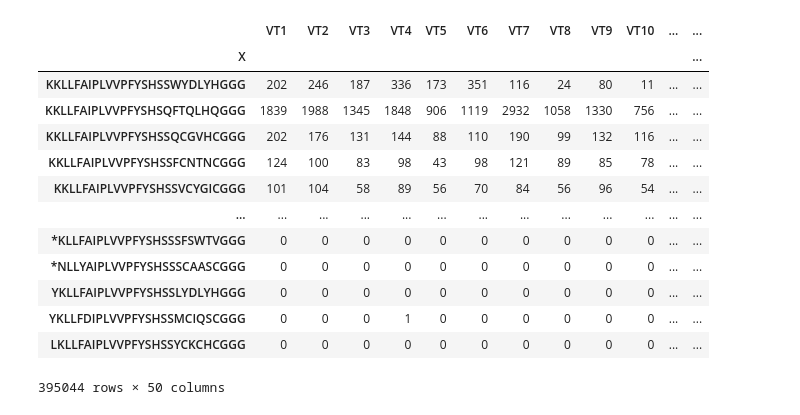
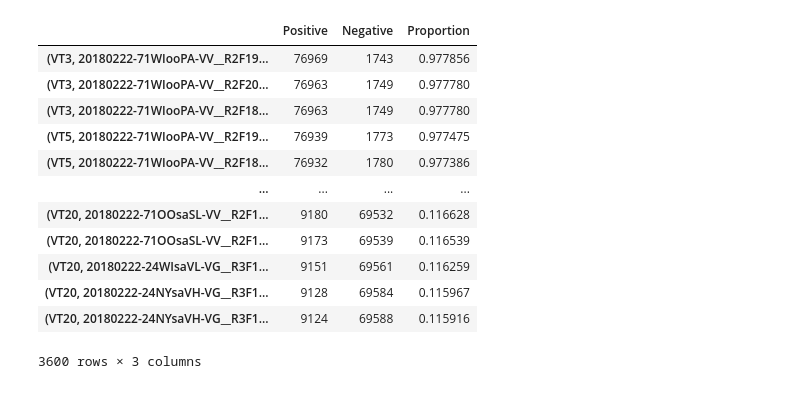
Before and after one commit to sharyar/gesar-file-utility, a Jupyter notebook: compare_aa.ipynb, the cells around one changed output. Saved outputs shown, nothing was run; the diff lists cells and outputs as text; code cells hidden in the pictures.

```diff
--- a/compare_aa.ipynb
+++ b/compare_aa.ipynb
@@ -127,0 +16,2 @@ np.max(df_48.index.str.len())
+# %%
+df_vt = load_vt_aa(VT_FILE_PATH, True, 3)
@@ -127,0 +22,2 @@ np.max(df_48.index.str.len())
+# %%
+df_48 = load_48_aa(HD_48_FILE_PATH, True, 3)
@@ -128,3 +62,13 @@ np.max(df_48.index.str.len())
+# %%
+intersecting_aa = filtered_vt_df.index.intersection(filtered_48_df.index)
+
+# Create new dfs that only show intersecting nucelotides:
+
+df_48_itx = filtered_48_df.loc[intersecting_aa, :]
+df_vt_itx = filtered_vt_df.loc[intersecting_aa, :]
+
+cols_vt = list(filtered_vt_df.columns)
+cols_48 = list(filtered_48_df.columns)
 # %%
 intersecting_aa
 # %% [output]
@@ -198,17 +81,33 @@ df_vt.loc[list_idx_vt]
-# %%
-df_vt.loc[list_idx_vt]
-# %% [output]
-|  | VT1 | VT2 | VT3 | VT4 | VT5 | VT6 | VT7 | VT8 | VT9 | VT10 | ... | ... |
-| X |  |  |  |  |  |  |  |  |  |  |  | ... |
-| KKLLFAIPLVVPFYSHSSWYDLYHGGG | 202 | 246 | 187 | 336 | 173 | 351 | 116 | 24 | 80 | 11 | ... | ... |
-| KKLLFAIPLVVPFYSHSQFTQLHQGGG | 1839 | 1988 | 1345 | 1848 | 906 | 1119 | 2932 | 1058 | 1330 | 756 | ... | ... |
-| KKLLFAIPLVVPFYSHSSQCGVHCGGG | 202 | 176 | 131 | 144 | 88 | 110 | 190 | 99 | 132 | 116 | ... | ... |
-| KKLLFAIPLVVPFYSHSSFCNTNCGGG | 124 | 100 | 83 | 98 | 43 | 98 | 121 | 89 | 85 | 78 | ... | ... |
-| KKLLFAIPLVVPFYSHSSVCYGICGGG | 101 | 104 | 58 | 89 | 56 | 70 | 84 | 56 | 96 | 54 | ... | ... |
-| ... | ... | ... | ... | ... | ... | ... | ... | ... | ... | ... | ... | ... |
-| *KLLFAIPLVVPFYSHSSSFSWTVGGG | 0 | 0 | 0 | 0 | 0 | 0 | 0 | 0 | 0 | 0 | ... | ... |
-| *NLLYAIPLVVPFYSHSSSCAASCGGG | 0 | 0 | 0 | 0 | 0 | 0 | 0 | 0 | 0 | 0 | ... | ... |
-| YKLLFAIPLVVPFYSHSSLYDLYHGGG | 0 | 0 | 0 | 0 | 0 | 0 | 0 | 0 | 0 | 0 | ... | ... |
-| YKLLFDIPLVVPFYSHSSMCIQSCGGG | 0 | 0 | 0 | 1 | 0 | 0 | 0 | 0 | 0 | 0 | ... | ... |
-| LKLLFAIPLVVPFYSHSSYCKCHCGGG | 0 | 0 | 0 | 0 | 0 | 0 | 0 | 0 | 0 | 0 | ... | ... |
-395044 rows × 50 columns
+# %%
+# EQUALS Columns Approach
+corr_dict = {}
+
+for col_1 in col_vt:
+    for col_2 in col_48:
+        corr_dict[(col_1,col_2)] = equal_cols(df_48_itx[col_2],df_vt_itx[col_1])
+
+corr_dict_keys = []
+corr_tuple = []
+
+for key, val in corr_dict.items():
+    corr_dict_keys.append(key)
+    corr_tuple.append(val)
+
+corr_equals_df = pd.DataFrame(corr_tuple,
+                            index=corr_dict_keys, columns=['Positive', 'Negative', 'Proportion'])
+# %%
+corr_equals_df.sort_values(by='Proportion', ascending=False)
+# %% [output]
+|  | Positive | Negative | Proportion |
+| (VT3, 20180222-71WIooPA-VV__R2F19... | 76969 | 1743 | 0.977856 |
+| (VT3, 20180222-71WIooPA-VV__R2F20... | 76963 | 1749 | 0.977780 |
+| (VT3, 20180222-71WIooPA-VV__R2F18... | 76963 | 1749 | 0.977780 |
+| (VT5, 20180222-71WIooPA-VV__R2F19... | 76939 | 1773 | 0.977475 |
+| (VT5, 20180222-71WIooPA-VV__R2F18... | 76932 | 1780 | 0.977386 |
+| ... | ... | ... | ... |
+| (VT20, 20180222-71OOsaSL-VV__R2F1... | 9180 | 69532 | 0.116628 |
+| (VT20, 20180222-71OOsaSL-VV__R2F1... | 9173 | 69539 | 0.116539 |
+| (VT20, 20180222-24WIsaVL-VG__R3F1... | 9151 | 69561 | 0.116259 |
+| (VT20, 20180222-24NYsaVH-VG__R3F1... | 9128 | 69584 | 0.115967 |
+| (VT20, 20180222-24NYsaVH-VG__R3F1... | 9124 | 69588 | 0.115916 |
+3600 rows × 3 columns
```
Also changed, not shown: parts of 36 cells of this notebook.
